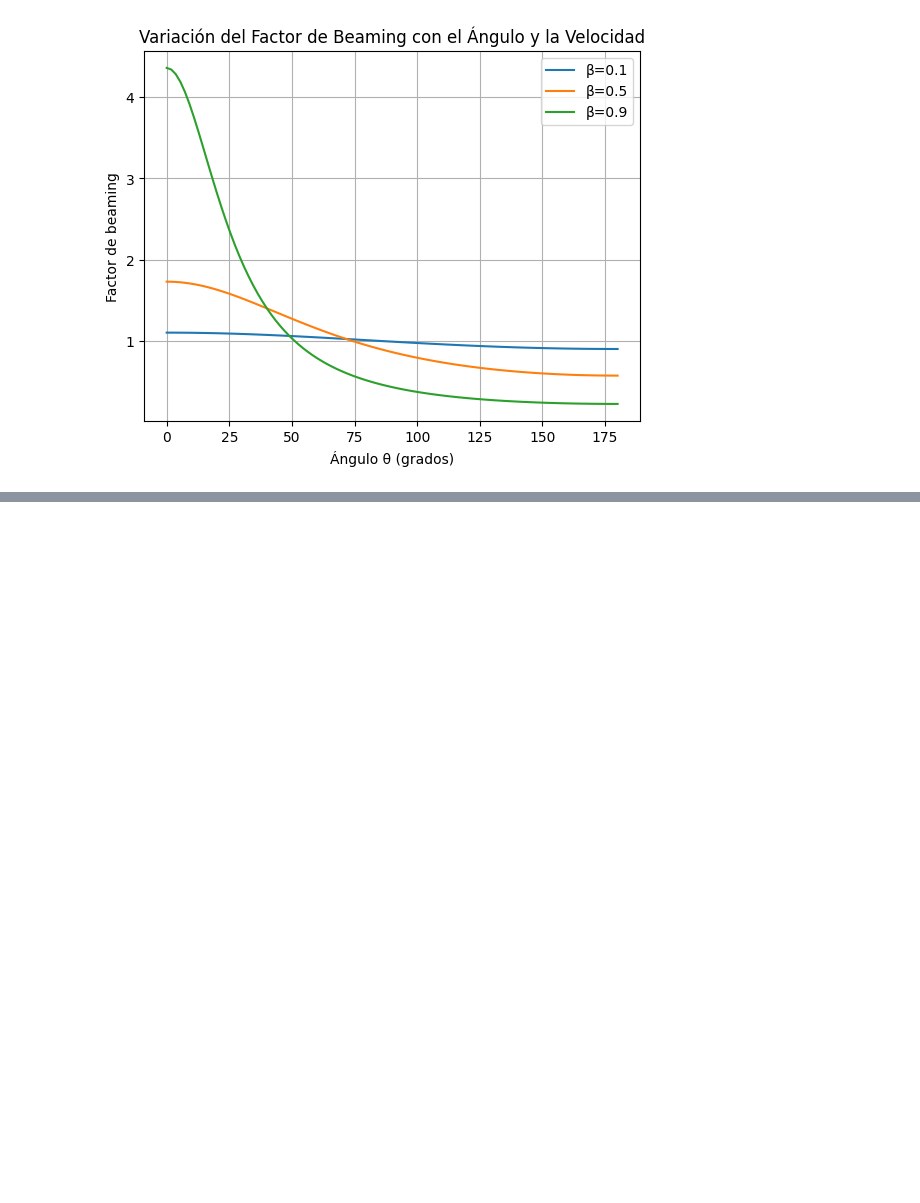
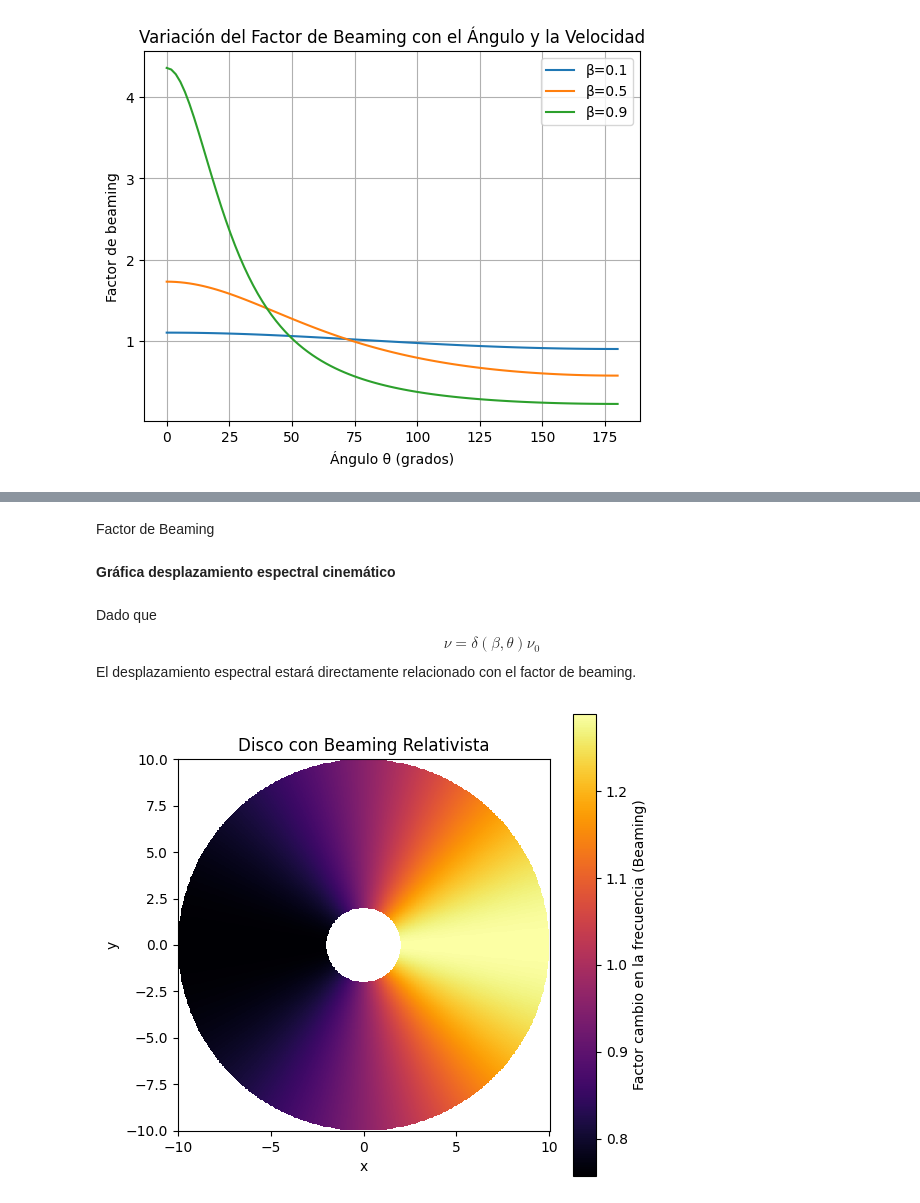
Before and after one commit to mariaisabelolarte/proyecto_relatividad, a Jupyter notebook: Proyecto_DiscoAcrecion_RG2026_1.ipynb, the cells around one changed output, grey strips where cells are left out. Drawn from its saved outputs; the diff is of its cells as text; code cells hidden in the pictures; blank space fills up the shorter version.

```diff
--- a/Proyecto_DiscoAcrecion_RG2026_1.ipynb
+++ b/Proyecto_DiscoAcrecion_RG2026_1.ipynb
@@ -104,0 +174,5 @@ plt.grid(True)
+# %%
+beta = 0.3
+inclination = np.radians(60)
+Rmax = 10
+N = 500
@@ -104,0 +181,9 @@ plt.grid(True)
+# %%
+x = np.linspace(-Rmax, Rmax, N)
+y = np.linspace(-Rmax, Rmax, N)
+X, Y = np.meshgrid(x, y)
+
+R = np.sqrt(X**2 + Y**2)
+phi = np.arctan2(Y, X)
+
+mask = (R > 2) & (R < Rmax)
@@ -104,0 +192,22 @@ plt.grid(True)
+# %%
+theta = np.arccos(np.sin(inclination) * np.cos(phi))
+# %% [markdown]
+Factor de Beaming
+# %%
+factor_disco = factor_beaming(theta, beta)
+factor_disco[~mask] = np.nan
+# %% [markdown]
+**Gráfica desplazamiento espectral cinemático**
+# %% [markdown]
+Dado que $$\nu = \delta(\beta, \theta) \nu_0$$ El desplazamiento espectral estará directamente relacionado con el factor de beaming.
+# %%
+plt.figure(figsize=(6,6))
+plt.pcolormesh(X, Y, factor_disco, shading='auto', cmap='inferno')
+plt.colorbar(label='Factor cambio en la frecuencia (Beaming)')
+plt.xlabel('x')
+plt.ylabel('y')
+plt.title('Disco con Beaming Relativista')
+plt.gca().set_aspect('equal')
+plt.show()
+# %% [output]
+[figure, added]
```
Also changed, not shown: parts of 21 cells of this notebook, 1 other file.
